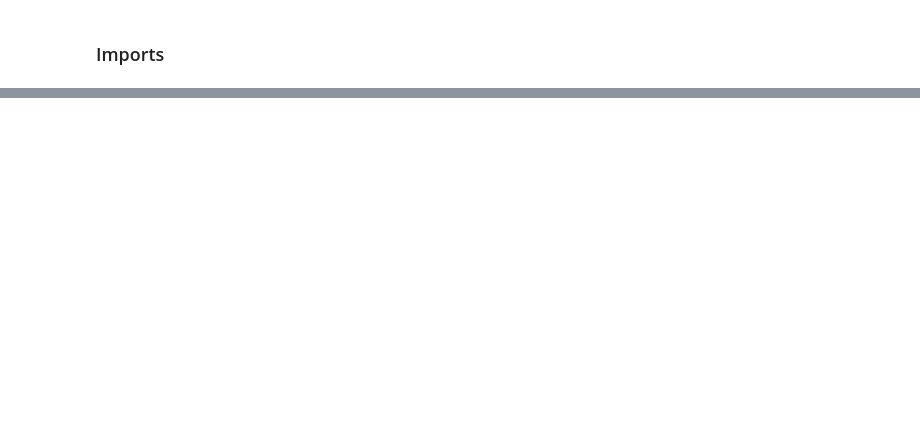
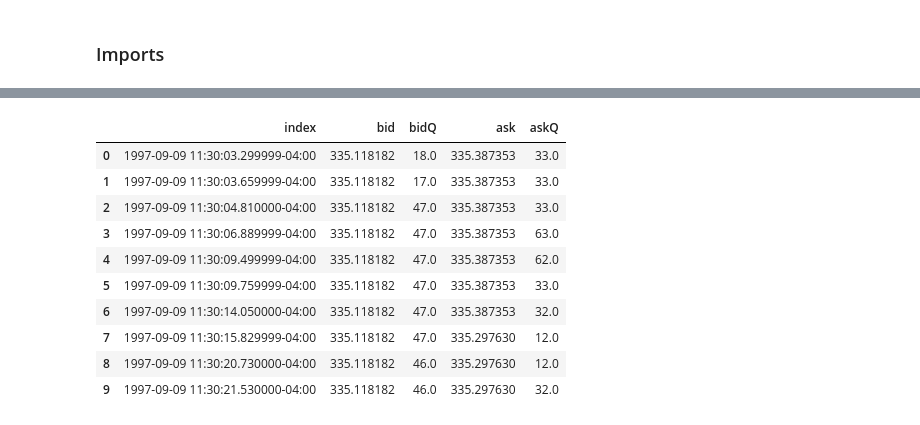
Before and after one commit to Hamzezi/FBD-Project, a Jupyter notebook: eda.ipynb, the cells around one changed output, grey strips where cells are left out. Saved outputs shown, nothing was run; the diff lists cells and outputs as text; code cells hidden in the pictures; blank space fills up the shorter version.

```diff
--- a/eda.ipynb
+++ b/eda.ipynb
@@ -66,0 +71,14 @@ Timestamp('2005-11-24 01:01:02.696000-0500', tz='America/New_York')
+# %%
+df.head(10)
+# %% [output]
+|  | index | bid | bidQ | ask | askQ |
+| 0 | 1997-09-09 11:30:03.299999-04:00 | 335.118182 | 18.0 | 335.387353 | 33.0 |
+| 1 | 1997-09-09 11:30:03.659999-04:00 | 335.118182 | 17.0 | 335.387353 | 33.0 |
+| 2 | 1997-09-09 11:30:04.810000-04:00 | 335.118182 | 47.0 | 335.387353 | 33.0 |
+| 3 | 1997-09-09 11:30:06.889999-04:00 | 335.118182 | 47.0 | 335.387353 | 63.0 |
+| 4 | 1997-09-09 11:30:09.499999-04:00 | 335.118182 | 47.0 | 335.387353 | 62.0 |
+| 5 | 1997-09-09 11:30:09.759999-04:00 | 335.118182 | 47.0 | 335.387353 | 33.0 |
+| 6 | 1997-09-09 11:30:14.050000-04:00 | 335.118182 | 47.0 | 335.387353 | 32.0 |
+| 7 | 1997-09-09 11:30:15.829999-04:00 | 335.118182 | 47.0 | 335.297630 | 12.0 |
+| 8 | 1997-09-09 11:30:20.730000-04:00 | 335.118182 | 46.0 | 335.297630 | 12.0 |
+| 9 | 1997-09-09 11:30:21.530000-04:00 | 335.118182 | 46.0 | 335.297630 | 32.0 |
```
Also changed, not shown: parts of 15 cells of this notebook, 2 other files.
